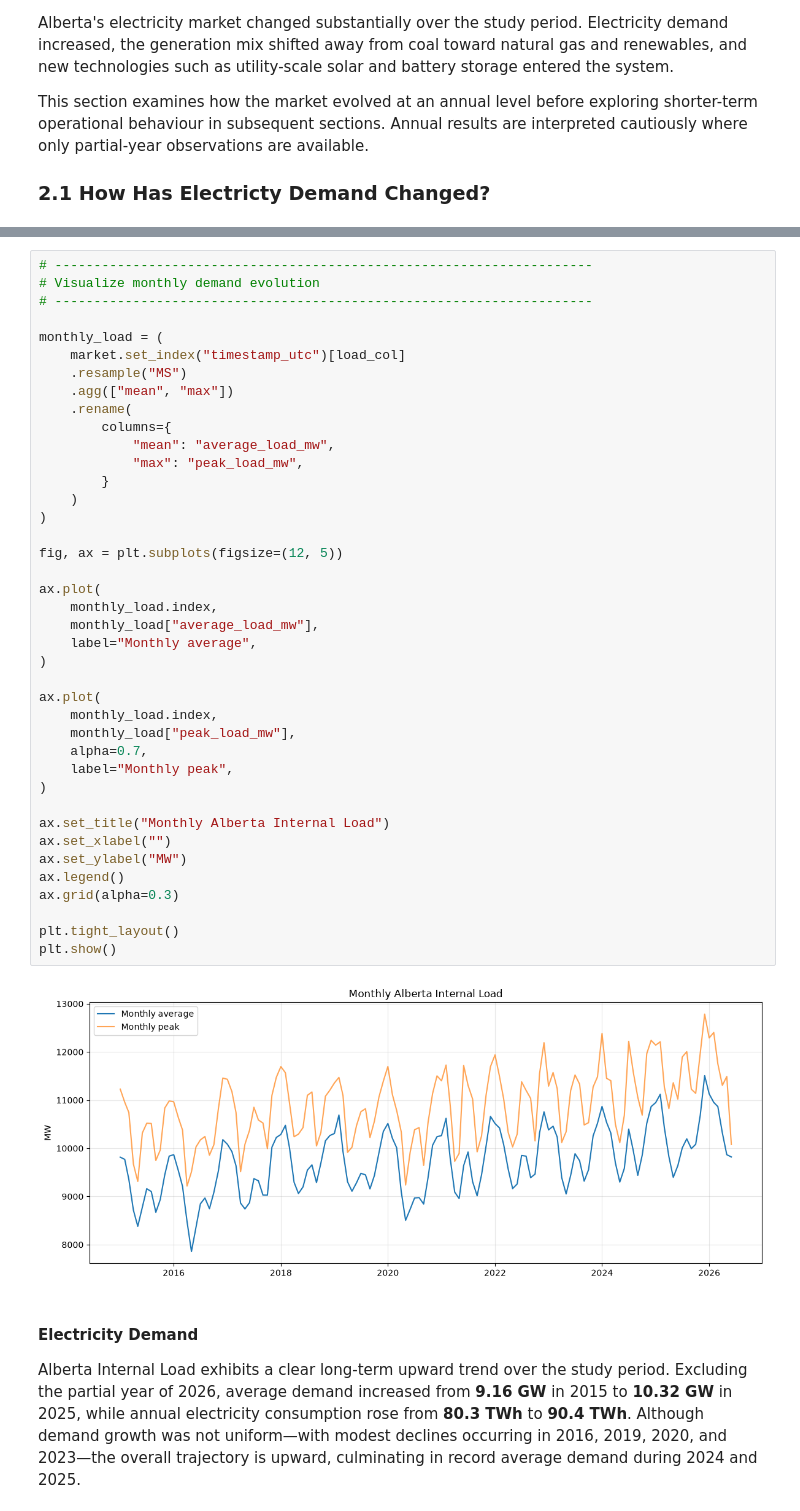
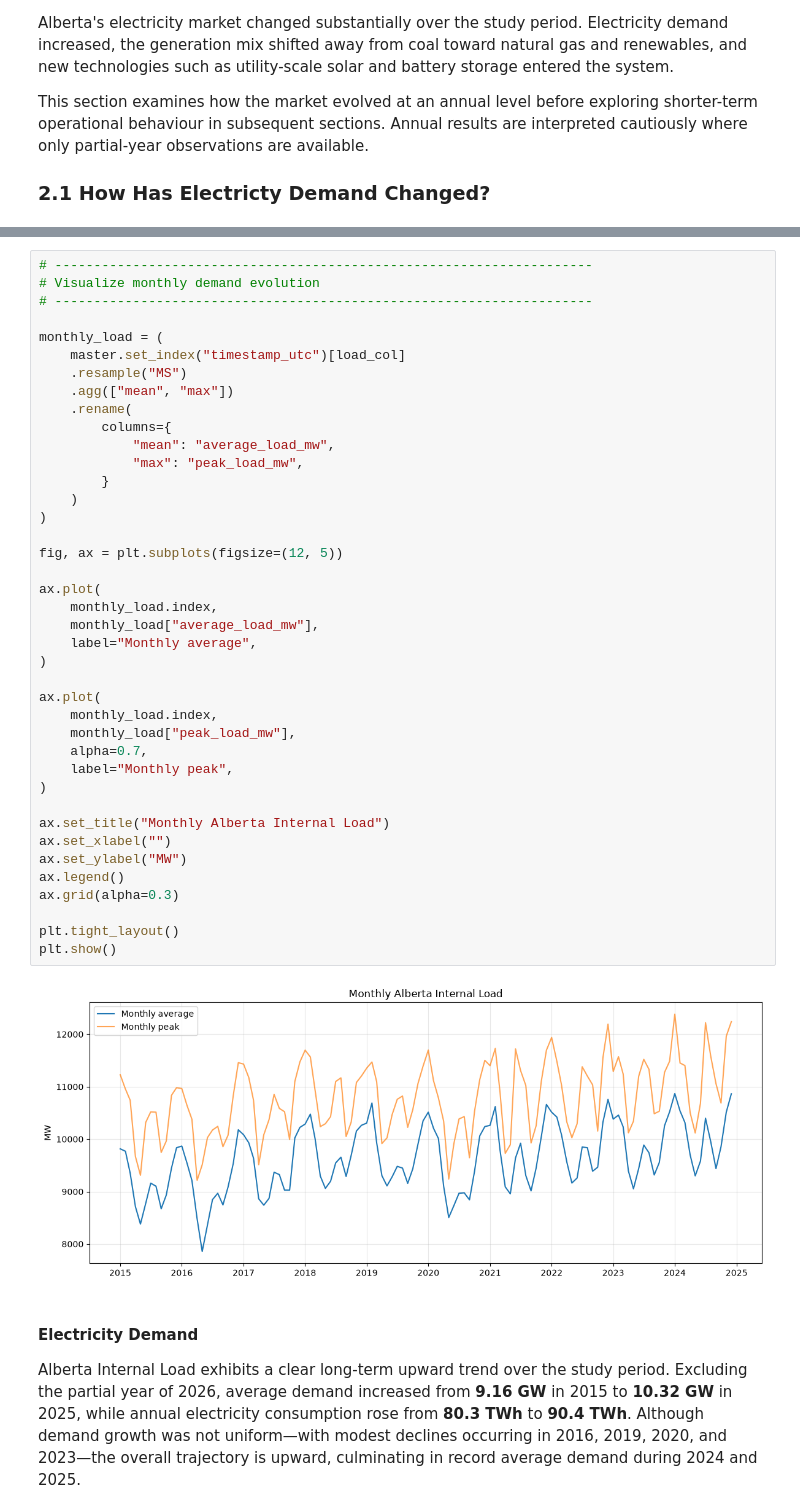
Before and after one commit to bhasein/alberta_power_markets_project, a Jupyter notebook: notebooks/01_Understanding_the_Alberta_Electricity_Market.ipynb, the cells around one changed output, grey strips where cells are left out. Drawn from its saved outputs; the diff is of its cells as text.

```diff
--- a/notebooks/01_Understanding_the_Alberta_Electricity_Market.ipynb
+++ b/notebooks/01_Understanding_the_Alberta_Electricity_Market.ipynb
@@ -760,7 +758,7 @@ plt.show()
 # ---------------------------------------------------------------------
 
 monthly_load = (
-    market.set_index("timestamp_utc")[load_col]
+    master.set_index("timestamp_utc")[load_col]
     .resample("MS")
     .agg(["mean", "max"])
     .rename(
@@ -768,34 +766,34 @@ monthly_load = (
             "mean": "average_load_mw",
             "max": "peak_load_mw",
         }
     )
 )
 
 fig, ax = plt.subplots(figsize=(12, 5))
 
 ax.plot(
     monthly_load.index,
     monthly_load["average_load_mw"],
     label="Monthly average",
 )
 
 ax.plot(
     monthly_load.index,
     monthly_load["peak_load_mw"],
     alpha=0.7,
     label="Monthly peak",
 )
 
 ax.set_title("Monthly Alberta Internal Load")
 ax.set_xlabel("")
 ax.set_ylabel("MW")
 ax.legend()
 ax.grid(alpha=0.3)
 
 plt.tight_layout()
 plt.show()
 # %% [output]
-[figure, old version]
+[figure, new version]
 # %% [markdown]
 #### Electricity Demand
 
```
Also changed, not shown: parts of 9 cells of this notebook.
